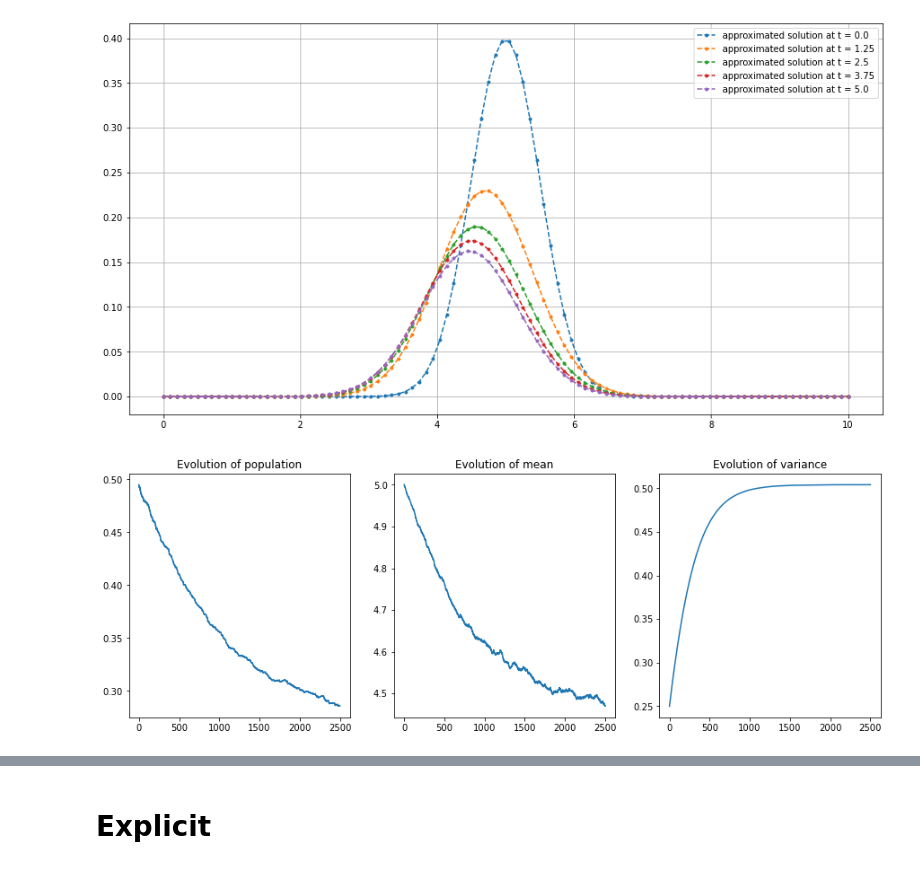
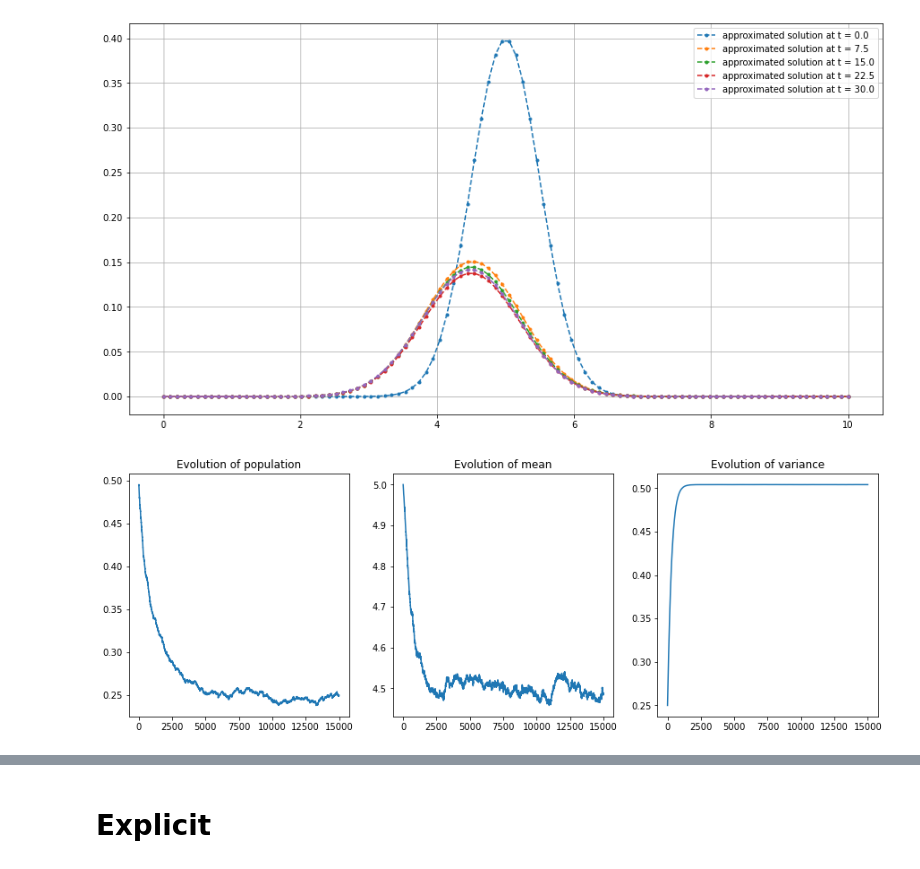
Before and after one commit to pjbenard/Projet_5A_EDP_Bio, a Jupyter notebook: model_1_WIP_PJ.ipynb, the cells around one changed output, grey strips where cells are left out. Saved outputs shown, nothing was run; the diff lists cells and outputs as text; code cells hidden in the pictures.

```diff
--- a/model_1_WIP_PJ.ipynb
+++ b/model_1_WIP_PJ.ipynb
@@ -85,6 +92,9 @@ def solve(solver, dt, T, noise_theta=False):
         m = theta
         std = 0.5
         THETA = np.random.normal(m, std,nbT+1)
+
+    else:
+        THETA = np.ones(nbT+1) * theta
 
 
     for i in tqdm(range(0, nbT+1)):
@@ -131,8 +149,8 @@ def plot_params(Z, Us, RHO):
 # %%
-dt, T = 0.002, 5
+dt, T = 0.002, 30
 Z, Us, RHO = solve(solve_explicit, dt, T, noise_theta=True)
 plot_2D(Us, dt, T)
 plot_params(Z, Us, RHO)
 # %% [output]
-[figure, old version]
+[figure, new version]
-[figure, old version]
+[figure, new version]
```
Also changed, not shown: parts of 8 cells of this notebook, 1 other file.
